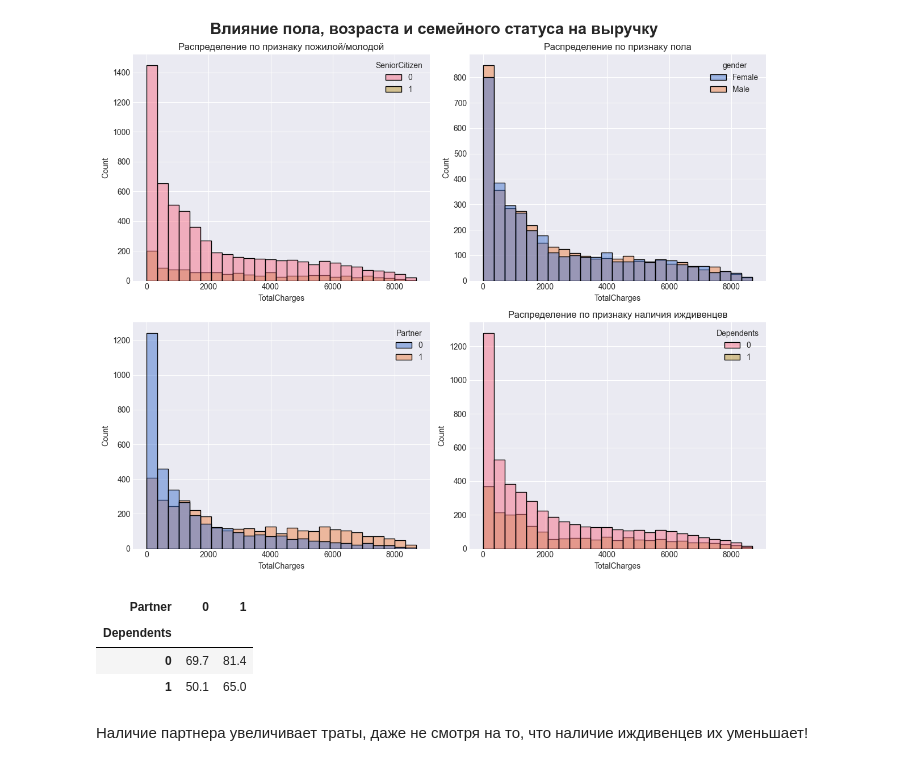
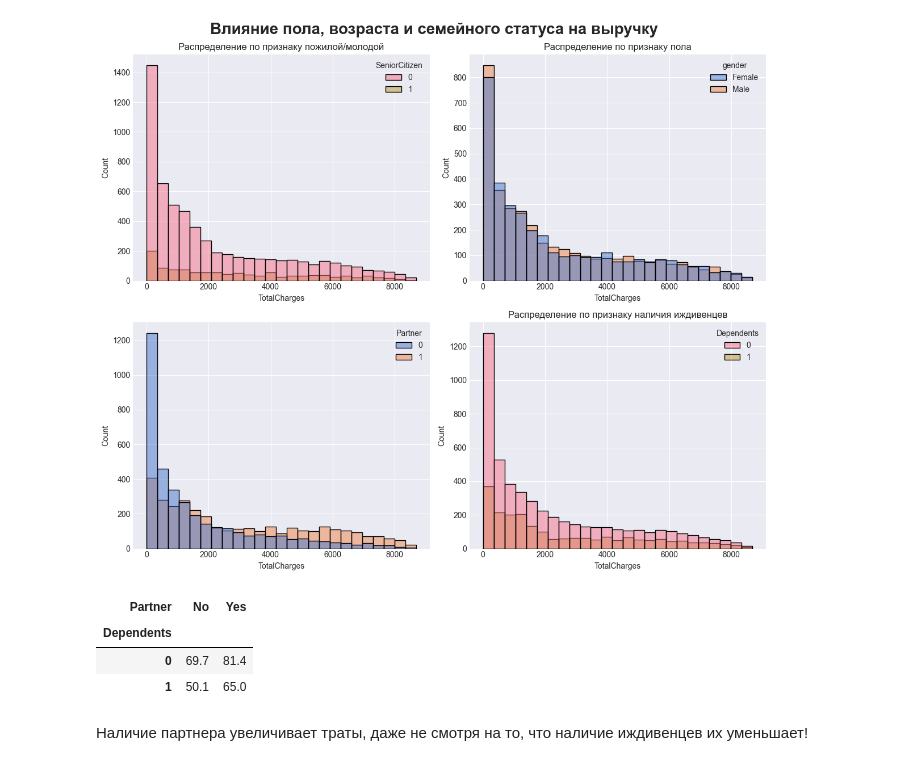
Before and after one commit to MargoUtropova/product_analitics_portfolio, a Jupyter notebook: telecom/notebooks/MobileData_Analysis.ipynb, the cells around one changed output. Saved outputs shown, nothing was run; the diff lists cells and outputs as text; code cells hidden in the pictures.

```diff
--- a/telecom/notebooks/MobileData_Analysis.ipynb
+++ b/telecom/notebooks/MobileData_Analysis.ipynb
@@ -93,3 +123,6 @@ plt.show()
 Отрицательная корреляция:
  - наличие техподдержки и услуг защиты уменьшает отток.
  - отток снижается с увеличением срока подписки
+# %%
+df_person = df[['Partner', 'Dependents', 'gender', 'TotalCharges', 'MonthlyCharges', 'SeniorCitizen', 'tenure']].copy()
+df_person.head()
@@ -95,0 +136,5 @@ plt.show()
+# %%
+mapping = {1:'Yes', 0:'No'}
+for col in ['Partner', 'Dependents', 'SeniorCitizen']:
+    df_person[col] = df_person[col].map(mapping)
+df_person.head()
@@ -163,10 +214,10 @@ plt.show()
 # %% [output]
 [figure]
 # %%
-family = pd.crosstab(index=df['Dependents'], columns=df['Partner'], values=df['MonthlyCharges'], aggfunc='median')
+family = pd.crosstab(index=df['Dependents'], columns=df_person['Partner'], values=df_person['MonthlyCharges'], aggfunc='median')
 display(family)
 # %% [output]
-| Partner | 0 | 1 |
+| Partner | No | Yes |
 | Dependents |  |  |
 | 0 | 69.7 | 81.4 |
 | 1 | 50.1 | 65.0 |
```
Also changed, not shown: parts of 25 cells of this notebook, 1 other file.
